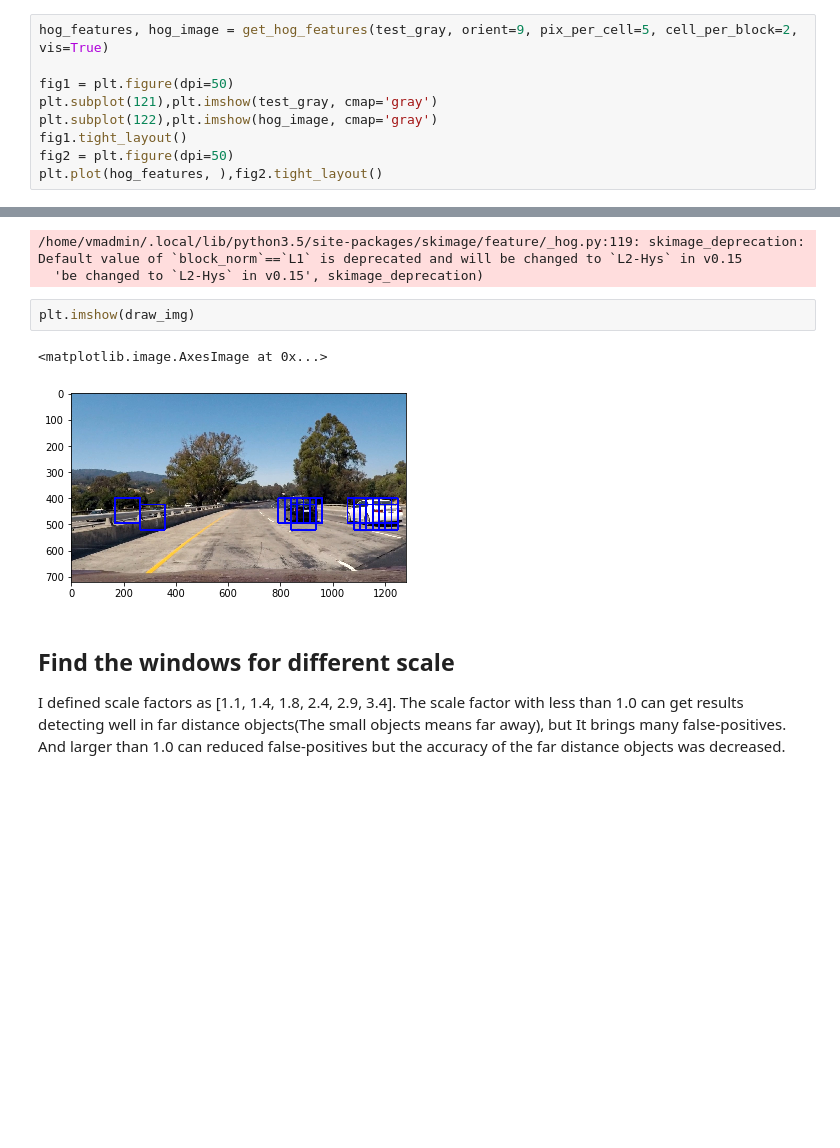
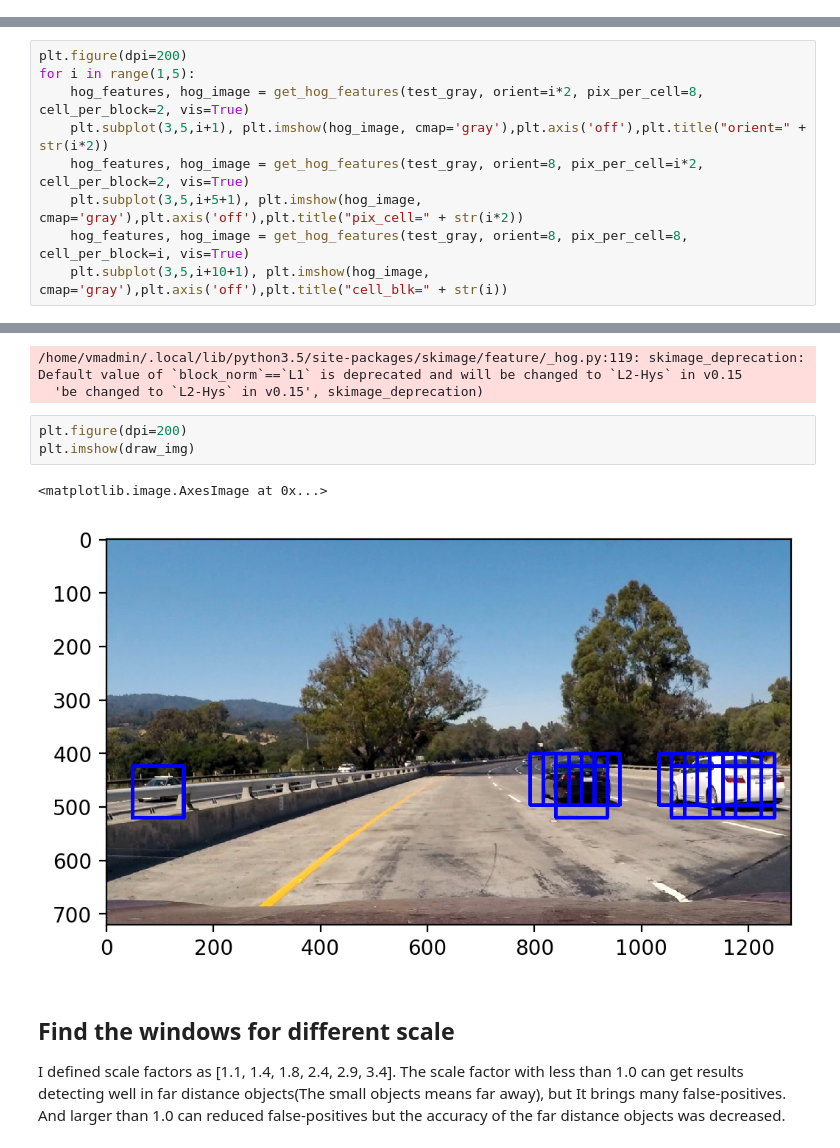
Before and after one commit to jaeoh2/self-driving-car-nd, a Jupyter notebook: CarND-Vehicle-Detection-P5/CarND-Vehicle-detection.ipynb, the cells around one changed output, grey strips where cells are left out. Drawn from its saved outputs; the diff is of its cells as text; blank space fills up the shorter version.

```diff
--- a/CarND-Vehicle-Detection-P5/CarND-Vehicle-detection.ipynb
+++ b/CarND-Vehicle-Detection-P5/CarND-Vehicle-detection.ipynb
@@ -53,12 +53,3 @@ We prepared the dataset and before the train the classifier, we need to get feat
 I combined these mutiple features, here are some extration results below:
 
 ## HOG (Histogram of Oriented Gradients)
-# %%
-hog_features, hog_image = get_hog_features(test_gray, orient=9, pix_per_cell=5, cell_per_block=2, vis=True)
-
-fig1 = plt.figure(dpi=50)
-plt.subplot(121),plt.imshow(test_gray, cmap='gray')
-plt.subplot(122),plt.imshow(hog_image, cmap='gray')
-fig1.tight_layout()
-fig2 = plt.figure(dpi=50)
-plt.plot(hog_features, ),fig2.tight_layout()
@@ -70,0 +56,9 @@ plt.plot(hog_features, ),fig2.tight_layout()
+# %%
+plt.figure(dpi=200)
+for i in range(1,5):
+    hog_features, hog_image = get_hog_features(test_gray, orient=i*2, pix_per_cell=8, cell_per_block=2, vis=True)
+    plt.subplot(3,5,i+1), plt.imshow(hog_image, cmap='gray'),plt.axis('off'),plt.title("orient=" + str(i*2))
+    hog_features, hog_image = get_hog_features(test_gray, orient=8, pix_per_cell=i*2, cell_per_block=2, vis=True)
+    plt.subplot(3,5,i+5+1), plt.imshow(hog_image, cmap='gray'),plt.axis('off'),plt.title("pix_cell=" + str(i*2))
+    hog_features, hog_image = get_hog_features(test_gray, orient=8, pix_per_cell=8, cell_per_block=i, vis=True)
+    plt.subplot(3,5,i+10+1), plt.imshow(hog_image, cmap='gray'),plt.axis('off'),plt.title("cell_blk=" + str(i))
@@ -272,10 +280,11 @@ testbbox, draw_img = find_cars(img=test_img,
 /home/vmadmin/.local/lib/python3.5/site-packages/skimage/feature/_hog.py:119: skimage_deprecation: Default value of `block_norm`==`L1` is deprecated and will be changed to `L2-Hys` in v0.15
   'be changed to `L2-Hys` in v0.15', skimage_deprecation)
 # %%
+plt.figure(dpi=200)
 plt.imshow(draw_img)
 # %% [output]
 <matplotlib.image.AxesImage at 0x...>
-[figure, old version]
+[figure, new version]
 # %% [markdown]
 ## Find the windows for different scale
 I defined scale factors as [1.1, 1.4, 1.8, 2.4, 2.9, 3.4]. The scale factor with less than 1.0 can get results detecting well in far distance objects(The small objects means far away), but It brings many false-positives. And larger than 1.0 can reduced false-positives but the accuracy of the far distance objects was decreased.
```
Also changed, not shown: parts of 19 cells of this notebook, 2 other files.
